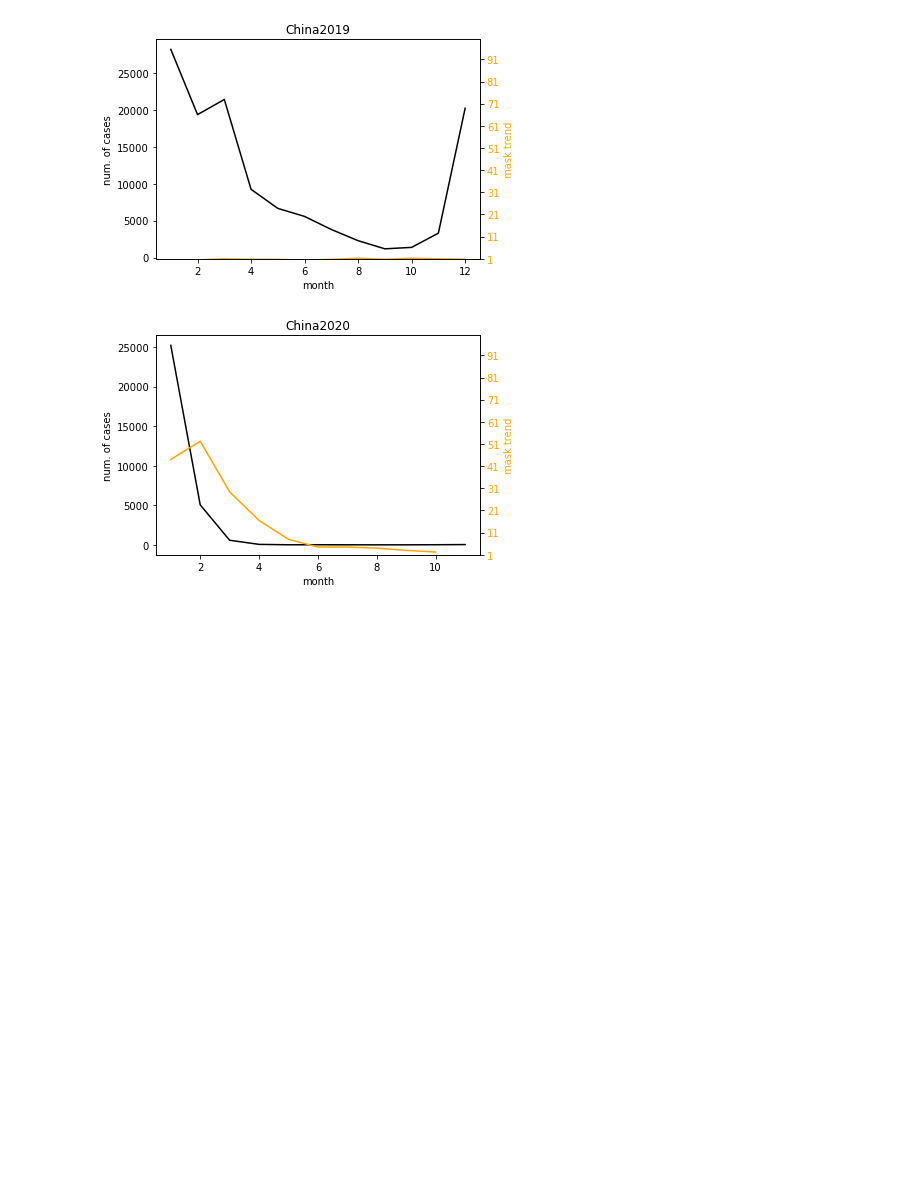
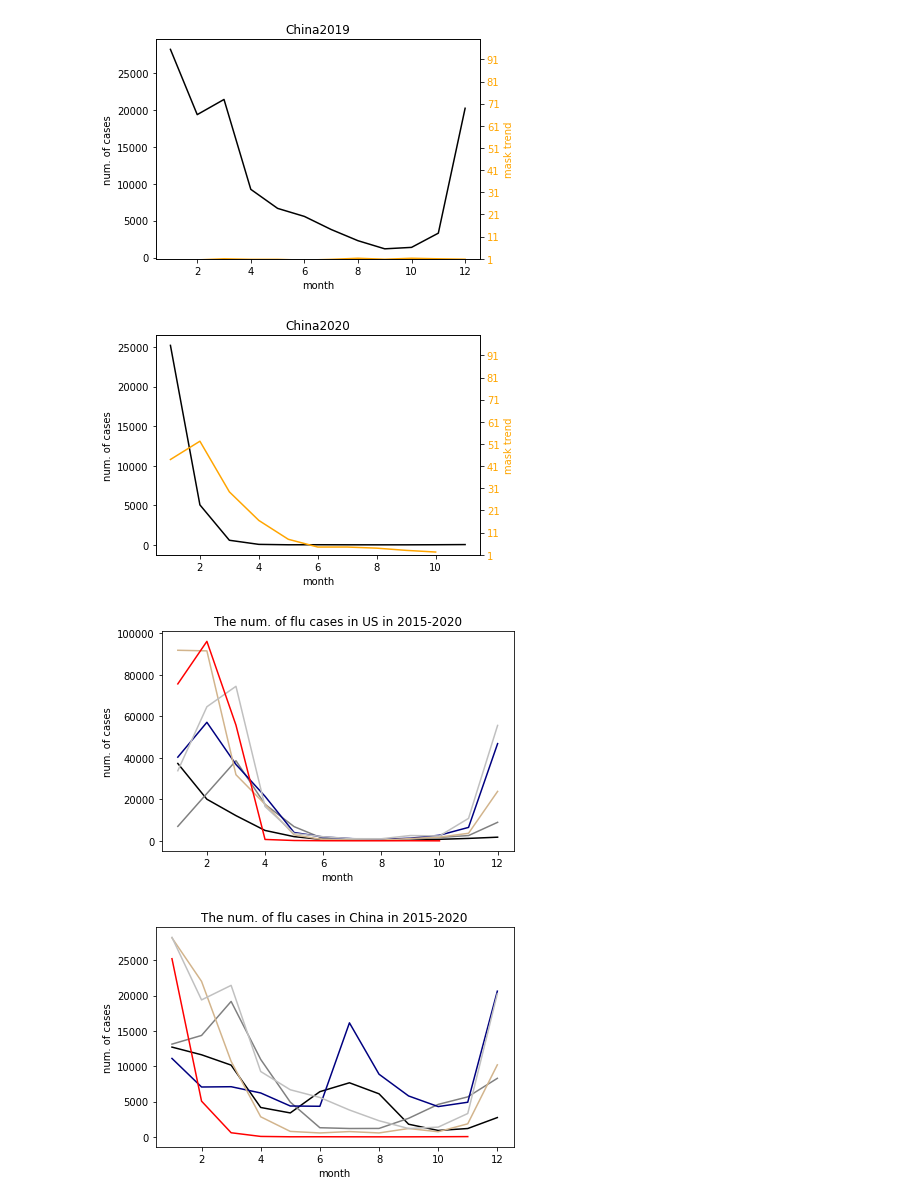
Before and after one commit to annaycc24/2020Fall_projects, a Jupyter notebook: final_pj_team05.ipynb, the cells around one changed output. Cells and saved outputs as stored; diff of their text form; code cells hidden in the pictures; blank space fills up the shorter version.

Commit message:
draw the graph of hypo 3

```diff
--- a/final_pj_team05.ipynb
+++ b/final_pj_team05.ipynb
@@ -142,6 +142,37 @@ def plot_graph(country: pd.DataFrame, year: int):
 #plt.title('Numbers of blocks NN opened per Game')
 #plt.xlabel('Game')
 #ax2 = ax1.twinx()
+# %%
+def plot_graph3(country: pd.DataFrame):
+    plot_data15 = separate_data(country, 2015)
+    plot_data16 = separate_data(country, 2016)
+    plot_data17 = separate_data(country, 2017)
+    plot_data18 = separate_data(country, 2018)
+    plot_data19 = separate_data(country, 2019)
+    plot_data20 = separate_data(country, 2020)
+    # extract data from specific year
+    flucase15=plot_data15['flu cases']
+    flucase16=plot_data16['flu cases']
+    flucase17=plot_data17['flu cases']
+    flucase18=plot_data18['flu cases']
+    flucase19=plot_data19['flu cases']
+    flucase20=plot_data20['flu cases']
+    fig, ax1 = plt.subplots()
+    plt.title('The num. of flu cases in '+country["country"][0]+' in 2015-2020')
+    plt.xlabel('month')
+
+
+    time=plot_data15['month']
+    time20=plot_data20['month']
+    ax1.set_ylabel('num. of cases', color='black')
+    #ax1.tick_params(axis='y', labelcolor='black')
+    plt.plot(time, flucase15, color='black',label='2015')
+    plt.plot(time, flucase16, color='grey',label='2016')
+    plt.plot(time, flucase17, color='navy',label='2017')
+    plt.plot(time, flucase18, color='tan',label='2018')
+    plt.plot(time, flucase19, color='silver',label='2019')
+    plt.plot(time20, flucase20, color='red',label='2020')
+    fig.tight_layout()
 # %%
 # if __name__ == "__main__":
 # files
@@ -227,4 +258,10 @@ china_graph2020=plot_graph(china, 2020)
 # %%
 # hypothesis 2 -> 把covid跟flu的線畫在一張圖中，分三個國家 -> 作結論 (plot x 3) (2019~2020)
 # %%
-# hypothesis 3 -> 2015 ~ 2019 數據疊一起看過去幾年的flu peak，2020數據也疊一起，但是用不同顏色的線表示 -> 作結論 (plot x 1)(2015~2020)
+# hypothesis 3 -> 2015 ~ 2019 數據疊一起看過去幾年的flu peak，2020數據也疊一起，但是用不同顏色的線表示 -> 作結論 (plot x 1 x 3)(2015~2020)
+us_graph=plot_graph3(us)
+china_graph=plot_graph3(china)
+#uk_graph=plot_graph3(uk)
+# %% [output]
+[figure, added]
+[figure, added]
```
Also changed, not shown: parts of 1 cell of this notebook.
